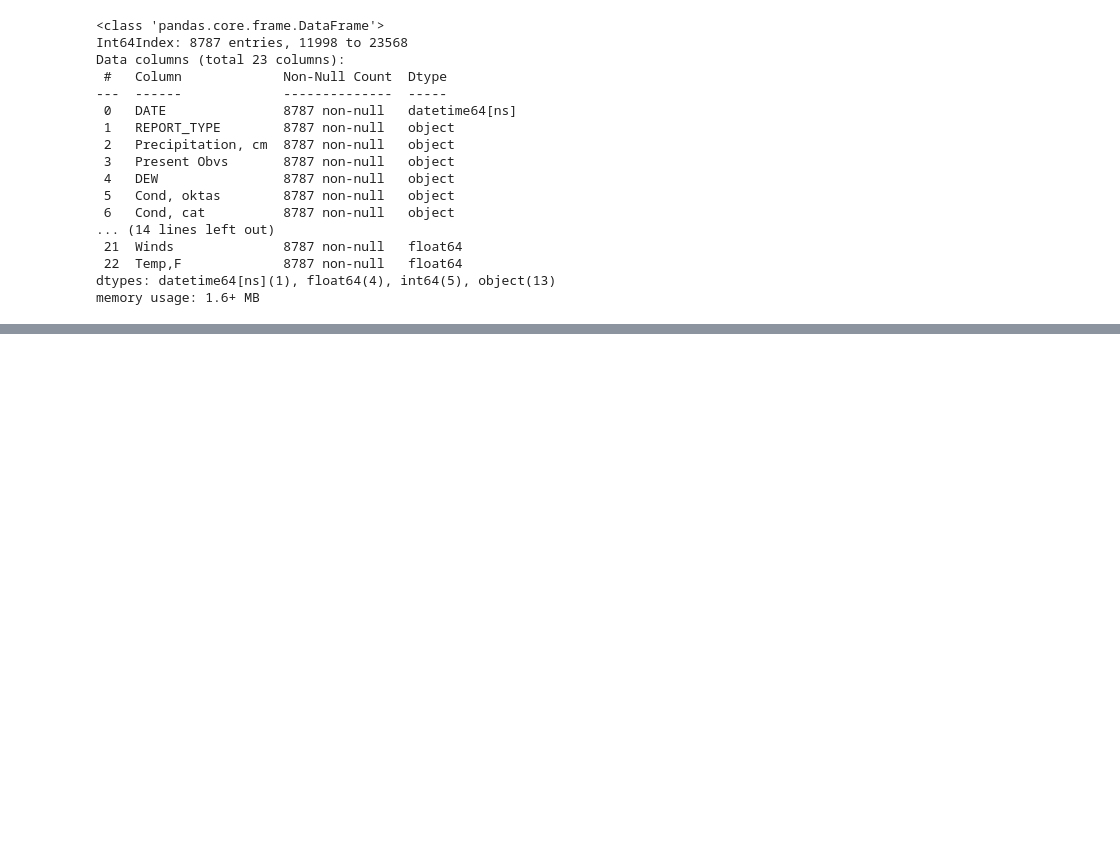
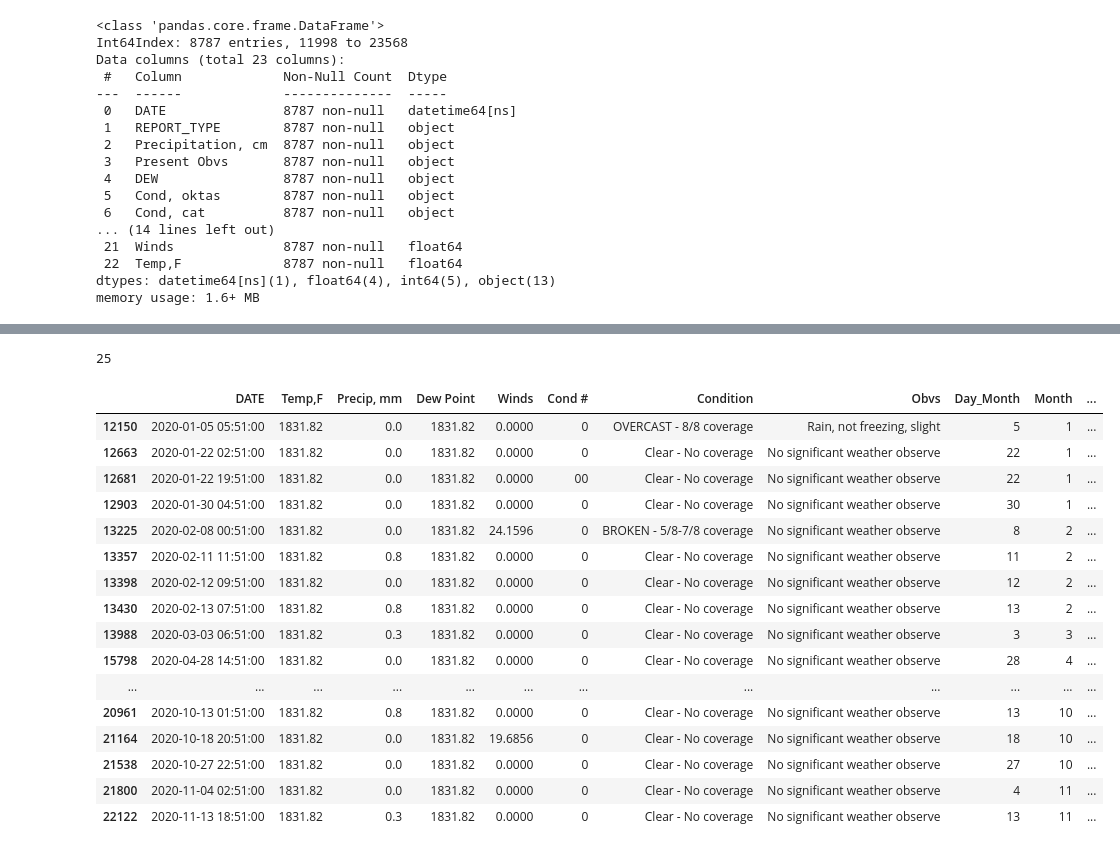
Before and after one commit to leckieje/fair_weather_cyclists, a Jupyter notebook: bike_weather_20.ipynb, the cells around one changed output, grey strips where cells are left out. Drawn from its saved outputs; the diff is of its cells as text; code cells hidden in the pictures; blank space fills up the shorter version.

```diff
--- a/bike_weather_20.ipynb
+++ b/bike_weather_20.ipynb
@@ -470,0 +474,24 @@ weather_df.head()
+# %%
+len(weather_clean[weather_clean['Temp,F'] >= 110])
+# %% [output]
+25
+# %%
+weather_clean[weather_clean['Temp,F'] >= 110]
+# %% [output]
+|  | DATE | Temp,F | Precip, mm | Dew Point | Winds | Cond # | Condition | Obvs | Day_Month | Month | ... |
+| 12150 | 2020-01-05 05:51:00 | 1831.82 | 0.0 | 1831.82 | 0.0000 | 0 | OVERCAST - 8/8 coverage | Rain, not freezing, slight | 5 | 1 | ... |
+| 12663 | 2020-01-22 02:51:00 | 1831.82 | 0.0 | 1831.82 | 0.0000 | 0 | Clear - No coverage | No significant weather observe | 22 | 1 | ... |
+| 12681 | 2020-01-22 19:51:00 | 1831.82 | 0.0 | 1831.82 | 0.0000 | 00 | Clear - No coverage | No significant weather observe | 22 | 1 | ... |
+| 12903 | 2020-01-30 04:51:00 | 1831.82 | 0.0 | 1831.82 | 0.0000 | 0 | Clear - No coverage | No significant weather observe | 30 | 1 | ... |
+| 13225 | 2020-02-08 00:51:00 | 1831.82 | 0.0 | 1831.82 | 24.1596 | 0 | BROKEN - 5/8-7/8 coverage | No significant weather observe | 8 | 2 | ... |
+| 13357 | 2020-02-11 11:51:00 | 1831.82 | 0.8 | 1831.82 | 0.0000 | 0 | Clear - No coverage | No significant weather observe | 11 | 2 | ... |
+| 13398 | 2020-02-12 09:51:00 | 1831.82 | 0.0 | 1831.82 | 0.0000 | 0 | Clear - No coverage | No significant weather observe | 12 | 2 | ... |
+| 13430 | 2020-02-13 07:51:00 | 1831.82 | 0.8 | 1831.82 | 0.0000 | 0 | Clear - No coverage | No significant weather observe | 13 | 2 | ... |
+| 13988 | 2020-03-03 06:51:00 | 1831.82 | 0.3 | 1831.82 | 0.0000 | 0 | Clear - No coverage | No significant weather observe | 3 | 3 | ... |
+| 15798 | 2020-04-28 14:51:00 | 1831.82 | 0.0 | 1831.82 | 0.0000 | 0 | Clear - No coverage | No significant weather observe | 28 | 4 | ... |
+| ... | ... | ... | ... | ... | ... | ... | ... | ... | ... | ... | ... |
+| 20961 | 2020-10-13 01:51:00 | 1831.82 | 0.8 | 1831.82 | 0.0000 | 0 | Clear - No coverage | No significant weather observe | 13 | 10 | ... |
+| 21164 | 2020-10-18 20:51:00 | 1831.82 | 0.0 | 1831.82 | 19.6856 | 0 | Clear - No coverage | No significant weather observe | 18 | 10 | ... |
+| 21538 | 2020-10-27 22:51:00 | 1831.82 | 0.0 | 1831.82 | 0.0000 | 0 | Clear - No coverage | No significant weather observe | 27 | 10 | ... |
+| 21800 | 2020-11-04 02:51:00 | 1831.82 | 0.0 | 1831.82 | 0.0000 | 0 | Clear - No coverage | No significant weather observe | 4 | 11 | ... |
+| 22122 | 2020-11-13 18:51:00 | 1831.82 | 0.3 | 1831.82 | 0.0000 | 0 | Clear - No coverage | No significant weather observe | 13 | 11 | ... |
```
Also changed, not shown: parts of 5 cells of this notebook.
